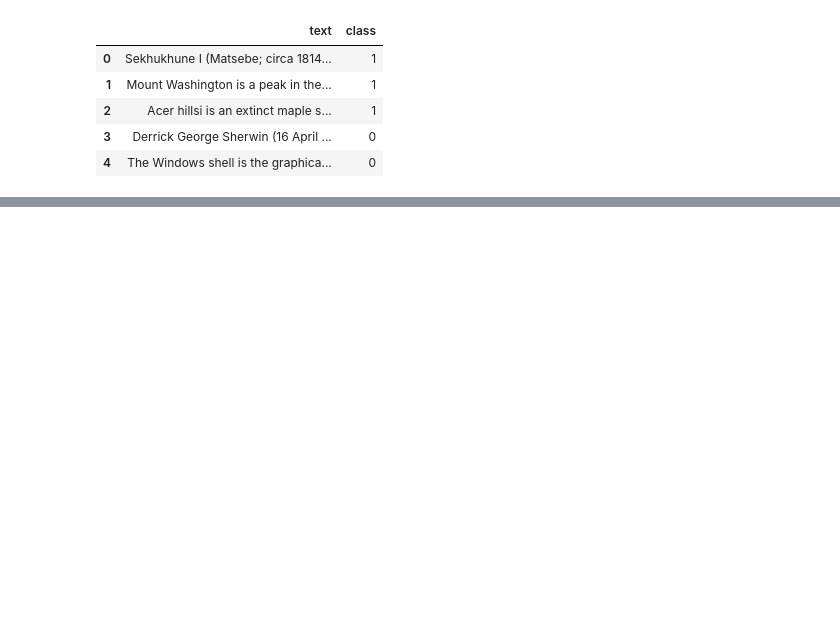
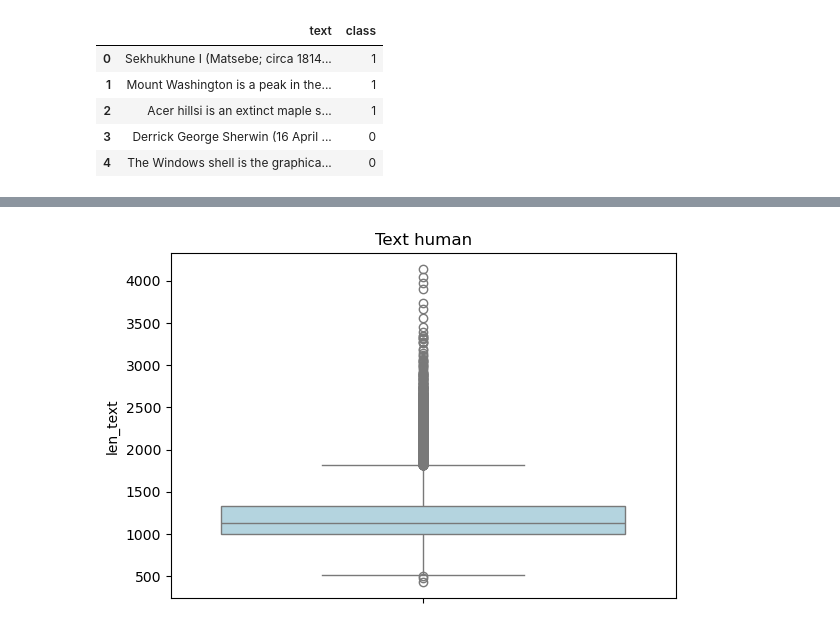
Before and after one commit to AnaNofuentes/Text-Analyzer-Human-vs-AI, a Jupyter notebook: eda.ipynb, the cells around one changed output, grey strips where cells are left out. Cells and saved outputs as stored; diff of their text form; code cells hidden in the pictures; blank space fills up the shorter version.

```diff
--- a/eda.ipynb
+++ b/eda.ipynb
@@ -66,0 +72,8 @@ KeyboardInterrupt:
+# %%
+plt.figure(figsize=(6, 4))
+sns.boxplot(data=df_class_human['len_text'], color="lightblue")
+plt.title(f'Text human')
+plt.tight_layout()
+plt.show()
+# %% [output]
+[figure, added]
```
Also changed, not shown: parts of 23 cells of this notebook.
